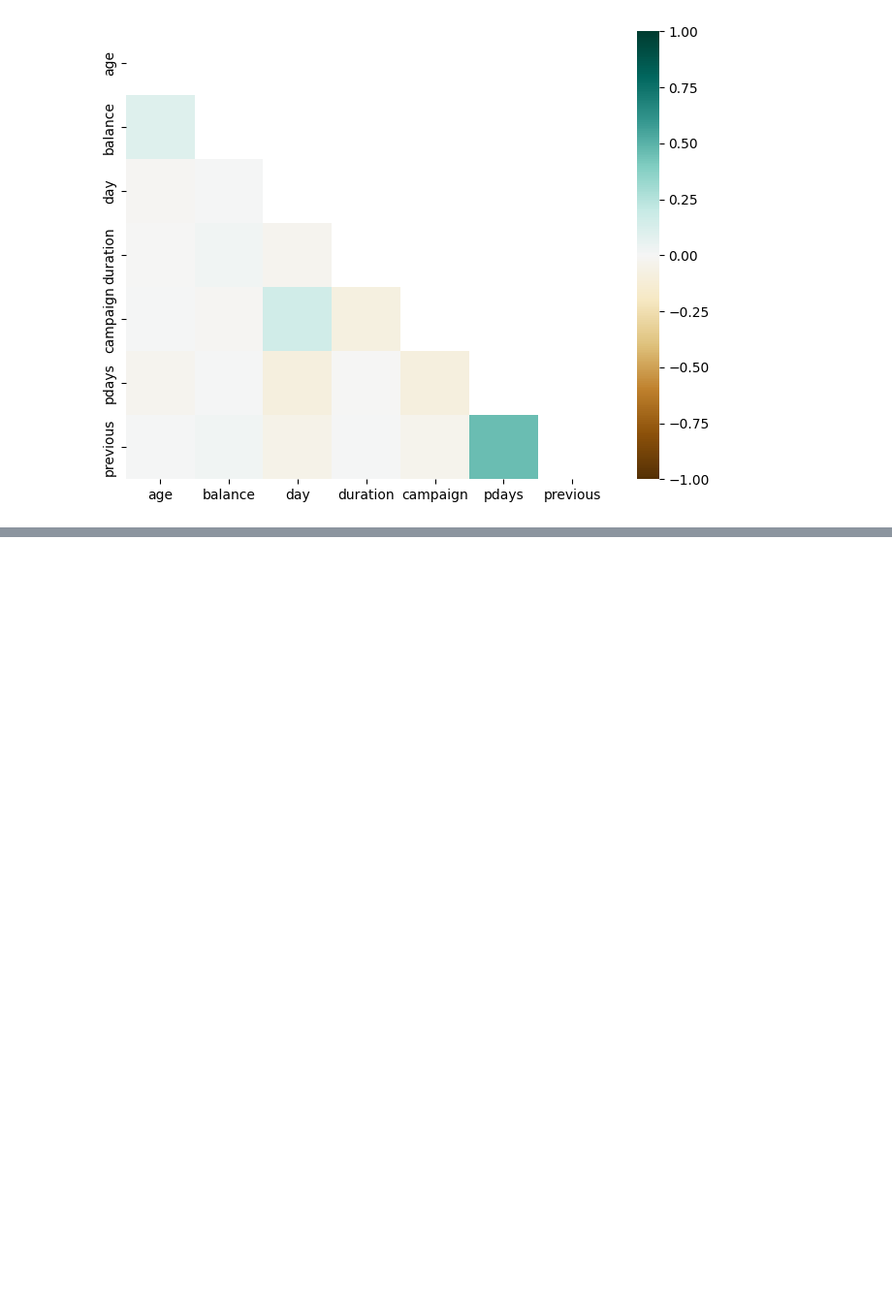
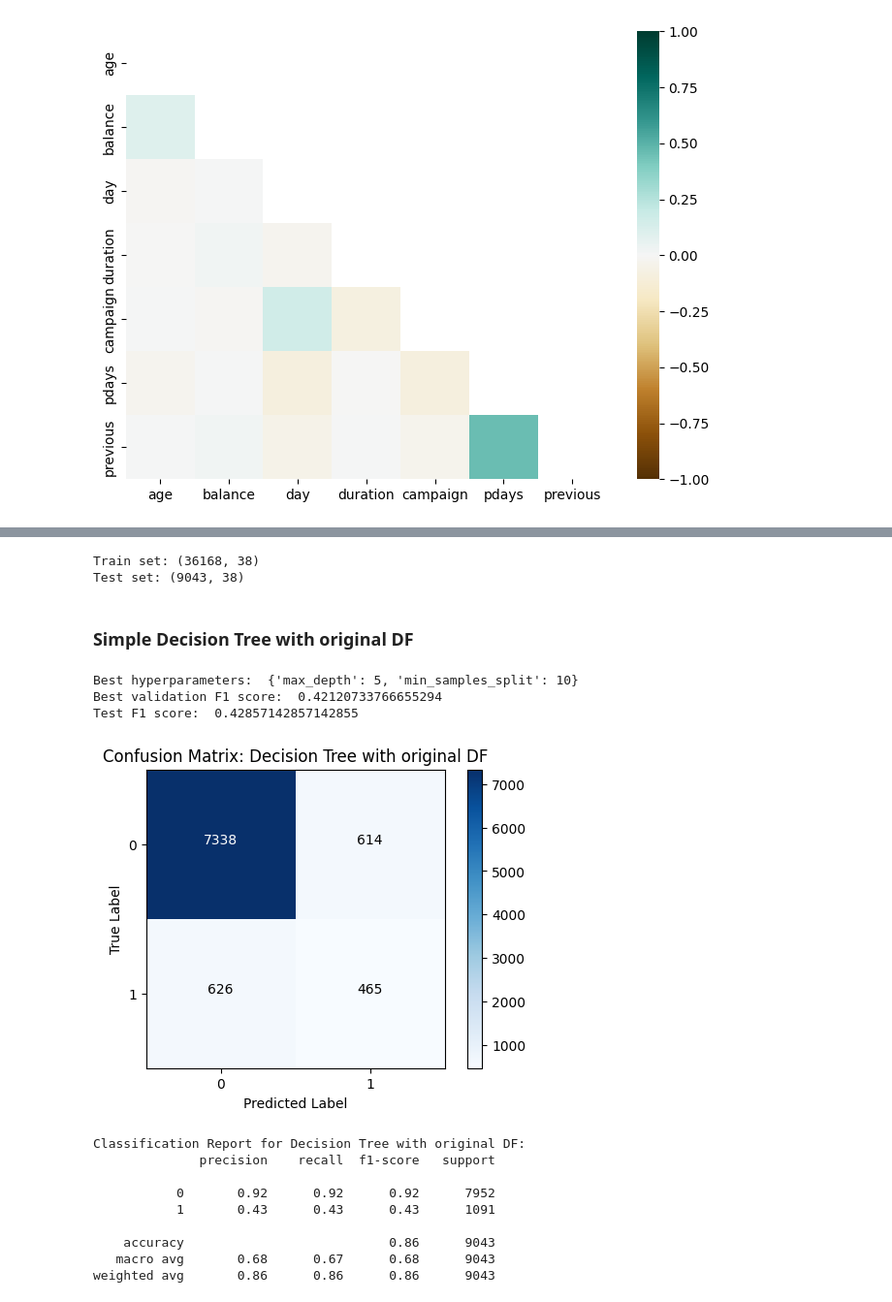
Before and after one commit to Impreccable/ethique-anonymisation, a Jupyter notebook: ethique-anonymisation.ipynb, the cells around one changed output, grey strips where cells are left out. Shown: that part at 97% size. Drawn from its saved outputs; the diff is of its cells as text; code cells hidden in the pictures; blank space fills up the shorter version.

```diff
--- a/ethique-anonymisation.ipynb
+++ b/ethique-anonymisation.ipynb
@@ -921,9 +236,0 @@ Use the `value_counts` function and the appropriate visualization for displaying
-# %%
-# test if the target is balanced
-rcParams['figure.figsize'] = 6,4
-plt.bar(df['y'].unique(), df['y'].value_counts(), color = ['b', 'g'])
-plt.xticks([0, 1])
-plt.xlabel('Target Classes')
-plt.ylabel('Count')
-plt.title('Count of each Target Class')
-plt.show()
@@ -944,0 +454,68 @@ Rebalance the data with the `class_weight` parameter, and you'll have much bette
+# %%
+### FIT - Transform original DF ###
+
+X_train_transformed = pipeline.fit_transform(X_train)
+X_test_transformed = pipeline.transform(X_test)
+
+# Get feature names from the fitted OneHotEncoder and ordencoder
+full_names = pipeline.get_feature_names_out()
+
+# Convert the transformed NumPy array back to a DataFrame with proper column names
+X_train_transformed = pd.DataFrame(X_train_transformed, columns=full_names)
+X_test_transformed = pd.DataFrame(X_test_transformed, columns=full_names)
+
+print('Train set:', X_train_transformed.shape)
+print('Test set:', X_test_transformed.shape)
+# %% [output]
+Train set: (36168, 38)
+Test set: (9043, 38)
+# %% [markdown]
+### Simple Decision Tree with original DF
+# %%
+# Decision Tree model creation
+
+# Define the parameter grid
+param_grid_dt = {
+    'max_depth': [5, 10, 15],
+    'min_samples_split': [2, 5, 10]
+}
+
+# Create a GridSearchCV object
+grid_search_dt = GridSearchCV(
+    estimator=DecisionTreeClassifier(class_weight='balanced'),
+    param_grid=param_grid_dt,
+    cv=5,
+    scoring='f1',
+    n_jobs=-1
+)
+
+# Fit the GridSearchCV object to the training data
+grid_search_dt.fit(X_train_transformed, y_train)
+
+# Print the best hyperparameters and their corresponding F1 score
+print("Best hyperparameters: ", grid_search_dt.best_params_)
+print("Best validation F1 score: ", grid_search_dt.best_score_)
+
+# Test metrics
+dt = DecisionTreeClassifier(**grid_search_dt.best_params_, class_weight='balanced')
+dt.fit(X_train_transformed, y_train)
+y_pred_dt = dt.predict(X_test_transformed)
+f1_dt = f1_score(y_test, y_pred_dt)
+print("Test F1 score: ", f1_dt)
+# %% [output]
+Best hyperparameters:  {'max_depth': 5, 'min_samples_split': 10}
+Best validation F1 score:  0.42120733766655294
+Test F1 score:  0.42857142857142855
+# %%
+plot_classification_results(y_test, y_pred_dt, classifier_name='Decision Tree with original DF')
+# %% [output]
+[figure, added]
+Classification Report for Decision Tree with original DF:
+              precision    recall  f1-score   support
+
+           0       0.92      0.92      0.92      7952
+           1       0.43      0.43      0.43      1091
+
+    accuracy                           0.86      9043
+   macro avg       0.68      0.67      0.68      9043
+weighted avg       0.86      0.86      0.86      9043
```
Also changed, not shown: parts of 132 cells of this notebook, 2 other files.
